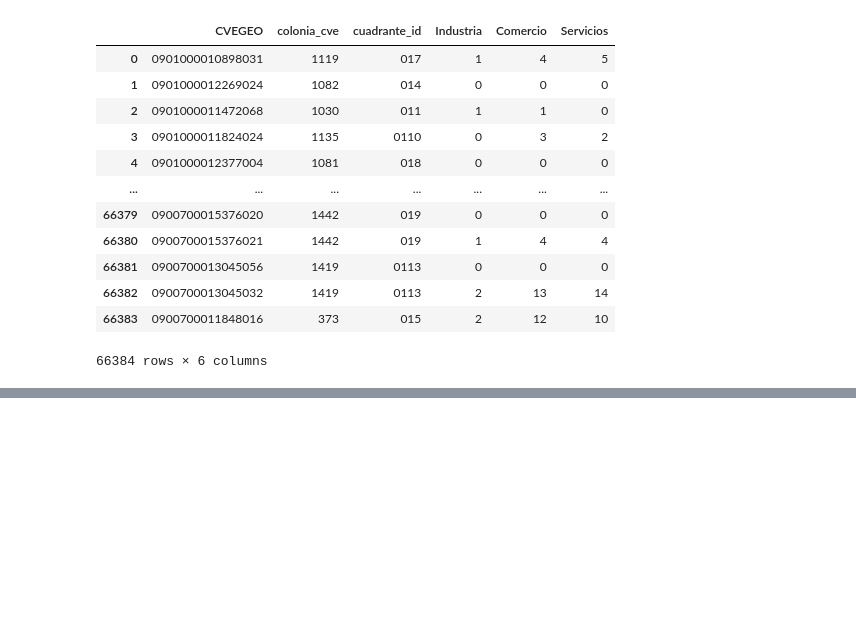
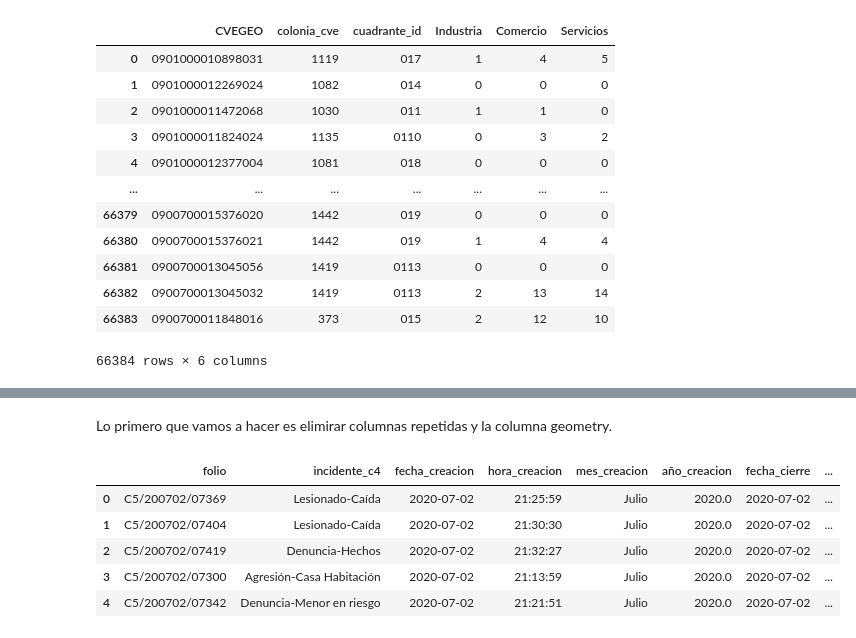
Before and after one commit to CentroGeo/criminologia_cdmx, a Jupyter notebook: _Bases_indicadores.ipynb, the cells around one changed output, grey strips where cells are left out. Drawn from its saved outputs; the diff is of its cells as text; code cells hidden in the pictures; blank space fills up the shorter version.

```diff
--- a/_Bases_indicadores.ipynb
+++ b/_Bases_indicadores.ipynb
@@ -215,0 +237,14 @@ entropia.to_csv("datos/usos_suelo.csv", index=False)
+# %% [markdown]
+Lo primero que vamos a hacer es elimirar columnas repetidas y la columna geometry.
+# %%
+datos_911 = datos_911.drop(columns=['aÃ±o_creacion', 'aÃ±o_cierre',
+                                    'aħo_creacion', 'aħo_cierre',
+                                    'geometry'])
+datos_911.head()
+# %% [output]
+|  | folio | incidente_c4 | fecha_creacion | hora_creacion | mes_creacion | año_creacion | fecha_cierre | ... |
+| 0 | C5/200702/07369 | Lesionado-Caída | 2020-07-02 | 21:25:59 | Julio | 2020.0 | 2020-07-02 | ... |
+| 1 | C5/200702/07404 | Lesionado-Caída | 2020-07-02 | 21:30:30 | Julio | 2020.0 | 2020-07-02 | ... |
+| 2 | C5/200702/07419 | Denuncia-Hechos | 2020-07-02 | 21:32:27 | Julio | 2020.0 | 2020-07-02 | ... |
+| 3 | C5/200702/07300 | Agresión-Casa Habitación | 2020-07-02 | 21:13:59 | Julio | 2020.0 | 2020-07-02 | ... |
+| 4 | C5/200702/07342 | Denuncia-Menor en riesgo | 2020-07-02 | 21:21:51 | Julio | 2020.0 | 2020-07-02 | ... |
```
Also changed, not shown: parts of 19 cells of this notebook, 5 other files.
